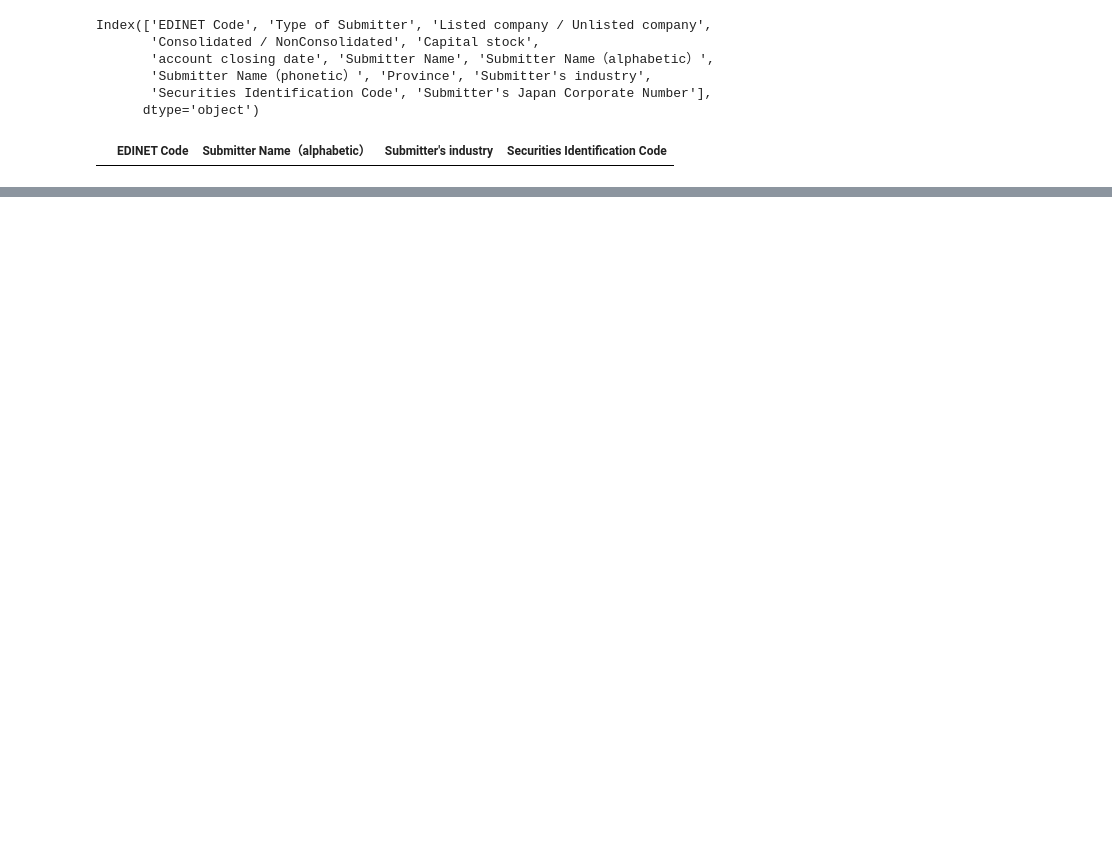
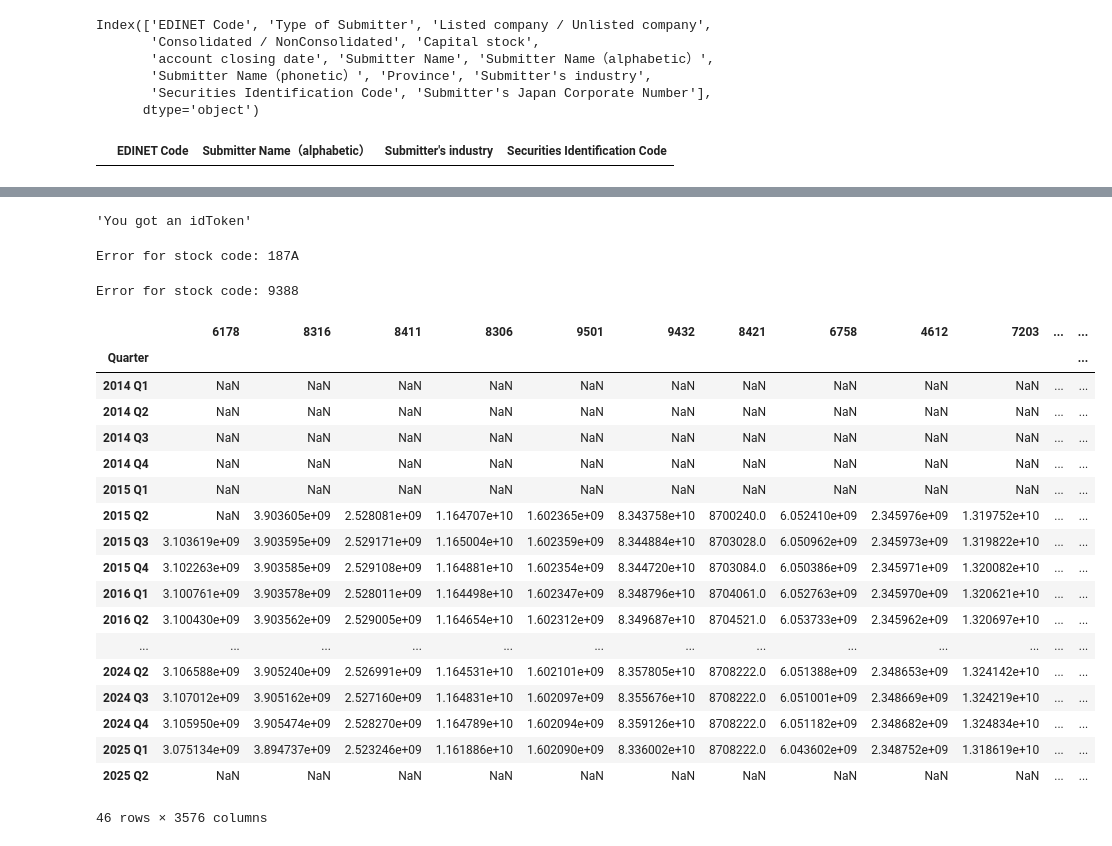
Before and after one commit to diabhaque/nikkei-fundamentals, a Jupyter notebook: notebooks/companies.ipynb, the cells around one changed output, grey strips where cells are left out. Cells and saved outputs as stored; diff of their text form; code cells hidden in the pictures; blank space fills up the shorter version.

```diff
--- a/notebooks/companies.ipynb
+++ b/notebooks/companies.ipynb
@@ -80,3 +63,0 @@ valid_company_df.to_dict('records')
-# %%
-with open(all_securities_path, 'w', encoding='utf-8') as f:
-    json.dump(valid_company_df.to_dict('records'), f)
@@ -82,0 +82,55 @@ with open(all_securities_path, 'w', encoding='utf-8') as f:
+# %%
+refreshtoken = JQUANT_API_KEY
+
+res = requests.post(f"{API_URL}/v1/token/auth_refresh?refreshtoken={refreshtoken}")
+if res.status_code == 200:
+    id_token = res.json()['idToken']
+    headers = {'Authorization': 'Bearer {}'.format(id_token)}
+    display("You got an idToken")
+else:
+    display(res.json()["message"])
+# %% [output]
+'You got an idToken'
+# %%
+def get_average_share_count_adj_series(code, headers):
+    params = {}
+    params["code"] = code
+    res = requests.get(f"{API_URL}/v1/fins/statements", params=params, headers=headers)
+    if res.status_code == 200:
+        df = pd.DataFrame(res.json()["statements"])
+
+        shares_df = df[["CurrentPeriodEndDate", "AverageNumberOfShares"]]
+        shares_df["CurrentPeriodEndDate"] = pd.to_datetime(shares_df["CurrentPeriodEndDate"])
+        shares_df = shares_df[shares_df["AverageNumberOfShares"].str.isdigit()].sort_values("CurrentPeriodEndDate")
+
+        shares_df["Quarter"] = shares_df["CurrentPeriodEndDate"].apply(lambda date: f"{date.year} Q{date.quarter}")
+        shares_df = shares_df.drop_duplicates(subset="Quarter")
+        shares_df = shares_df[["Quarter", "AverageNumberOfShares"]]
+
+        shares_df["AverageNumberOfShares"] = shares_df["AverageNumberOfShares"].astype(int)
+        shares_df["split_factor"] = shares_df["AverageNumberOfShares"].pct_change().round(decimals=3) + 1
+        shares_df["split_factor"] = shares_df["split_factor"].shift(-1)
+        shares_df["split_factor"] = shares_df["split_factor"].iloc[::-1].cumprod().iloc[::-1].ffill()
+
+        shares_df["AverageNumberOfSharesAdj"] = (shares_df["AverageNumberOfShares"] * shares_df["split_factor"]).astype(int)
+
+        return shares_df.set_index("Quarter")["AverageNumberOfSharesAdj"].rename(code)
+    else:
+        return pd.Series(name=code)
+# %%
+complete_shares_df = pd.DataFrame()
+error_codes = []
+
+for code in tqdm(stock_list):
+    try:
+        series = get_average_share_count_adj_series(code, headers)
+        complete_shares_df = pd.concat([complete_shares_df, series.to_frame()], axis=1)
+    except:
+        print(f"Error for stock code: {code}")
+        error_codes.append(code)
+
+# Error for stock code: 187A
+# Error for stock code: 9388
+# %% [output]
+Error for stock code: 187A
+Error for stock code: 9388
@@ -82,0 +140,22 @@ with open(all_securities_path, 'w', encoding='utf-8') as f:
+# %%
+complete_shares_df
+# %% [output]
+|  | 6178 | 8316 | 8411 | 8306 | 9501 | 9432 | 8421 | 6758 | 4612 | 7203 | ... | ... |
+| Quarter |  |  |  |  |  |  |  |  |  |  |  | ... |
+| 2014 Q1 | NaN | NaN | NaN | NaN | NaN | NaN | NaN | NaN | NaN | NaN | ... | ... |
+| 2014 Q2 | NaN | NaN | NaN | NaN | NaN | NaN | NaN | NaN | NaN | NaN | ... | ... |
+| 2014 Q3 | NaN | NaN | NaN | NaN | NaN | NaN | NaN | NaN | NaN | NaN | ... | ... |
+| 2014 Q4 | NaN | NaN | NaN | NaN | NaN | NaN | NaN | NaN | NaN | NaN | ... | ... |
+| 2015 Q1 | NaN | NaN | NaN | NaN | NaN | NaN | NaN | NaN | NaN | NaN | ... | ... |
+| 2015 Q2 | NaN | 3.903605e+09 | 2.528081e+09 | 1.164707e+10 | 1.602365e+09 | 8.343758e+10 | 8700240.0 | 6.052410e+09 | 2.345976e+09 | 1.319752e+10 | ... | ... |
+| 2015 Q3 | 3.103619e+09 | 3.903595e+09 | 2.529171e+09 | 1.165004e+10 | 1.602359e+09 | 8.344884e+10 | 8703028.0 | 6.050962e+09 | 2.345973e+09 | 1.319822e+10 | ... | ... |
+| 2015 Q4 | 3.102263e+09 | 3.903585e+09 | 2.529108e+09 | 1.164881e+10 | 1.602354e+09 | 8.344720e+10 | 8703084.0 | 6.050386e+09 | 2.345971e+09 | 1.320082e+10 | ... | ... |
+| 2016 Q1 | 3.100761e+09 | 3.903578e+09 | 2.528011e+09 | 1.164498e+10 | 1.602347e+09 | 8.348796e+10 | 8704061.0 | 6.052763e+09 | 2.345970e+09 | 1.320621e+10 | ... | ... |
+| 2016 Q2 | 3.100430e+09 | 3.903562e+09 | 2.529005e+09 | 1.164654e+10 | 1.602312e+09 | 8.349687e+10 | 8704521.0 | 6.053733e+09 | 2.345962e+09 | 1.320697e+10 | ... | ... |
+| ... | ... | ... | ... | ... | ... | ... | ... | ... | ... | ... | ... | ... |
+| 2024 Q2 | 3.106588e+09 | 3.905240e+09 | 2.526991e+09 | 1.164531e+10 | 1.602101e+09 | 8.357805e+10 | 8708222.0 | 6.051388e+09 | 2.348653e+09 | 1.324142e+10 | ... | ... |
+| 2024 Q3 | 3.107012e+09 | 3.905162e+09 | 2.527160e+09 | 1.164831e+10 | 1.602097e+09 | 8.355676e+10 | 8708222.0 | 6.051001e+09 | 2.348669e+09 | 1.324219e+10 | ... | ... |
+| 2024 Q4 | 3.105950e+09 | 3.905474e+09 | 2.528270e+09 | 1.164789e+10 | 1.602094e+09 | 8.359126e+10 | 8708222.0 | 6.051182e+09 | 2.348682e+09 | 1.324834e+10 | ... | ... |
+| 2025 Q1 | 3.075134e+09 | 3.894737e+09 | 2.523246e+09 | 1.161886e+10 | 1.602090e+09 | 8.336002e+10 | 8708222.0 | 6.043602e+09 | 2.348752e+09 | 1.318619e+10 | ... | ... |
+| 2025 Q2 | NaN | NaN | NaN | NaN | NaN | NaN | NaN | NaN | NaN | NaN | ... | ... |
+46 rows × 3576 columns
```
Also changed, not shown: parts of 10 cells of this notebook, 12 other files.
